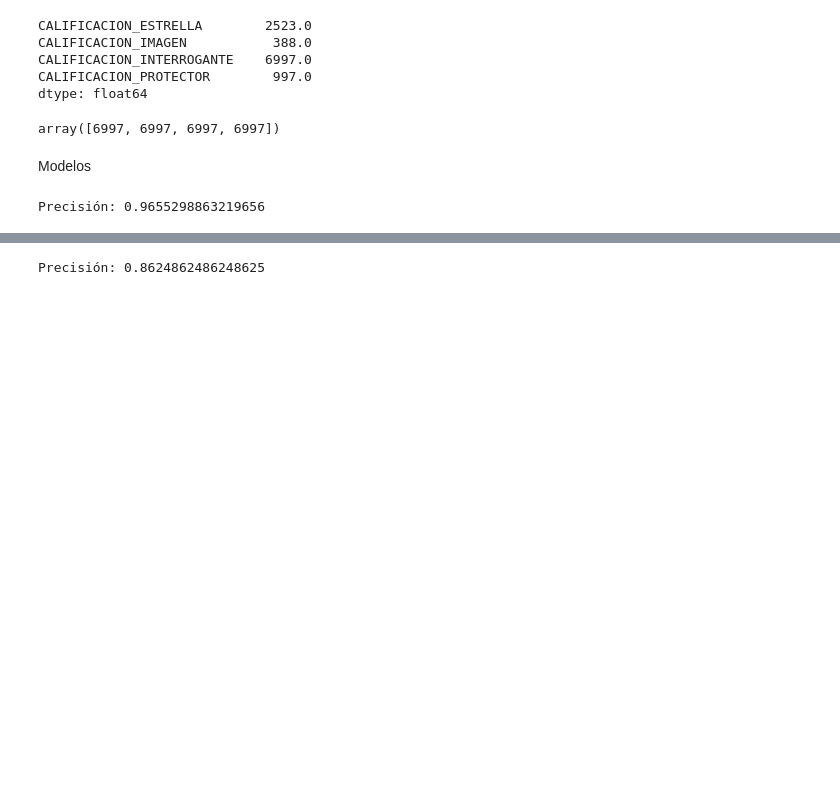
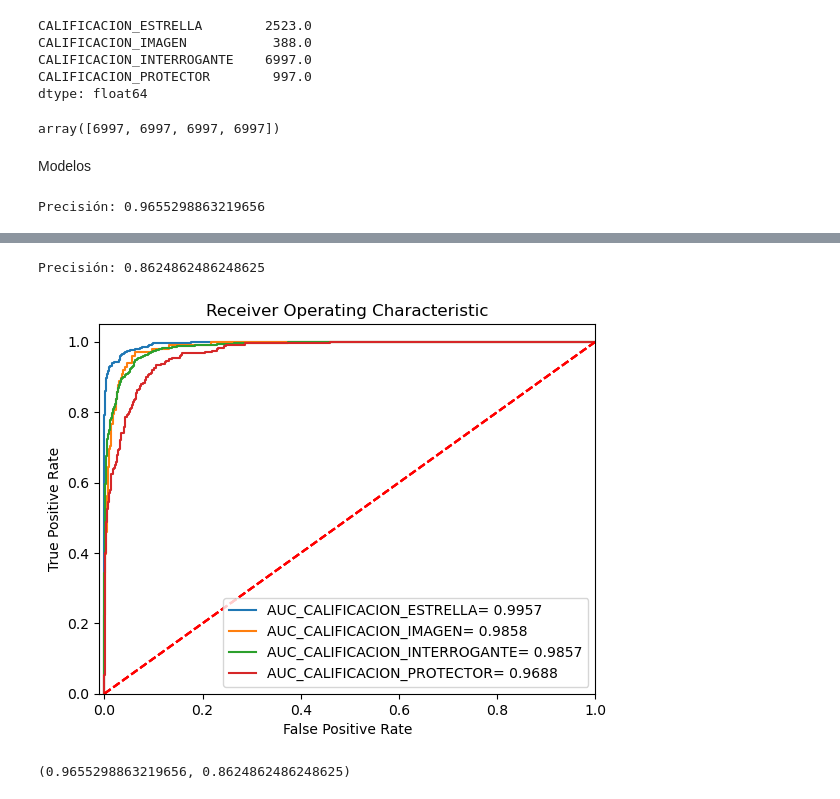
Before and after one commit to christiansakerb/AWS_Random_Forest_Matriz_Boston, a Jupyter notebook: DS_Project.ipynb, the cells around one changed output, grey strips where cells are left out. Saved outputs shown, nothing was run; the diff lists cells and outputs as text; code cells hidden in the pictures; blank space fills up the shorter version.

```diff
--- a/DS_Project.ipynb
+++ b/DS_Project.ipynb
@@ -371,13 +317,19 @@ def Graficar_ROC(plt,yreal,ypredicha,color,clase):
 # %%
-model = MultiOutputClassifier(GradientBoostingClassifier())
+Boosting_Model = MultiOutputClassifier(GradientBoostingClassifier())
 
-# Entrena el modelo
-model.fit(X_train_resampled, y_train_resampled)
+# Entrena el Boosting_Modelo
+Boosting_Model.fit(X_train_resampled, y_train_resampled)
 
-y_pred = model.predict(X_test.to_numpy())
+y_pred = Boosting_Model.predict(X_test.to_numpy())
 
 # Calcular la precisión
-accuracy = accuracy_score(y_test.to_numpy(), y_pred)
-print(f'Precisión: {accuracy}')
+accuracy_Boosting = accuracy_score(y_test.to_numpy(), y_pred)
+print(f'Precisión: {accuracy_Boosting}')
+organizar_predicciones(Boosting_Model,X_test)
 # %% [output]
 Precisión: 0.8624862486248625
+[figure, added]
+# %%
+accuracy_rf,accuracy_Boosting
+# %% [output]
+(0.9655298863219656, 0.8624862486248625)
```
Also changed, not shown: parts of 7 cells of this notebook.
